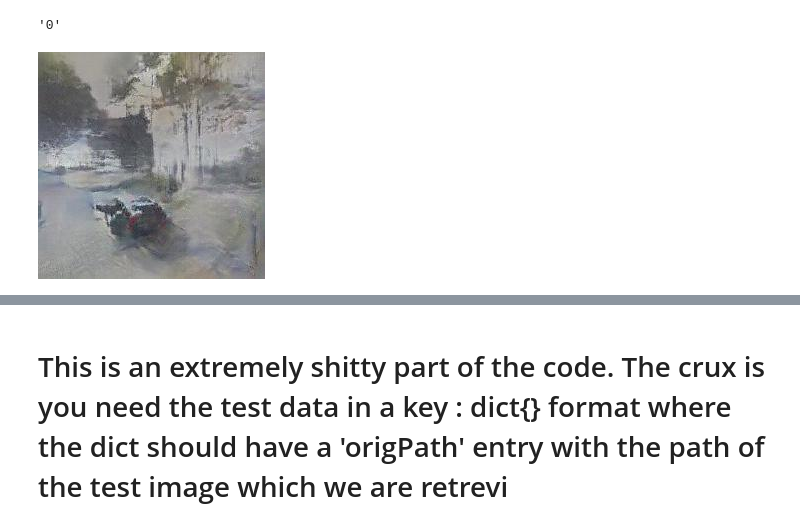
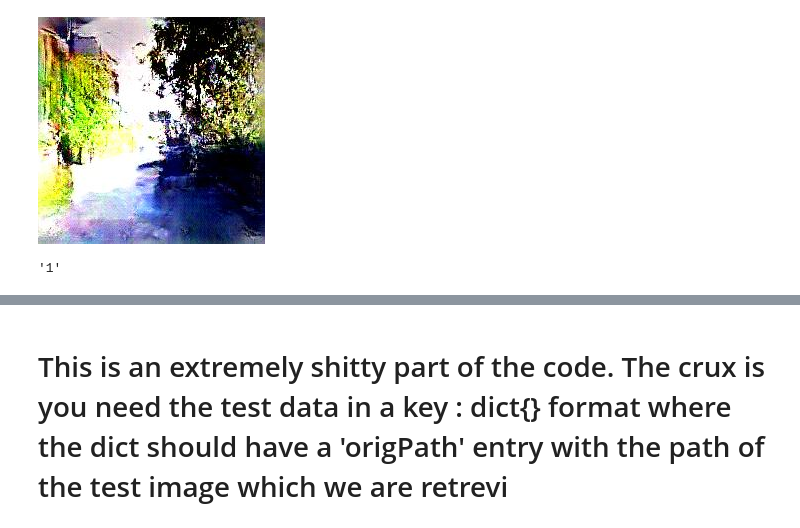
Before and after one commit to sagarjoglekar/ExplainingUrbanEmotions, a Jupyter notebook: notebooks/RetreivalPipeline.ipynb, the cells around one changed output, grey strips where cells are left out. Saved outputs shown, nothing was run; the diff lists cells and outputs as text; code cells hidden in the pictures.

```diff
--- a/notebooks/RetreivalPipeline.ipynb
+++ b/notebooks/RetreivalPipeline.ipynb
@@ -53,11 +68,11 @@ Image(filesMap['50f42c7dfdc9f065f0001d54']['origPath'])
+# %%
+Image(filesMap['51422739fdc9f04926008637']['path'])
+# %% [output]
+[figure, added]
 # %%
-filesMap['50f42c7dfdc9f065f0001d54']['changeLabel']
+filesMap['51422739fdc9f04926008637']['changeLabel']
 # %% [output]
-'0'
+'1'
-# %%
-Image(filesMap['50f42c7dfdc9f065f0001d54']['path'])
-# %% [output]
-[figure, removed]
 # %%
 import caffe
 import sys
```
Also changed, not shown: parts of 81 cells of this notebook, 2 other files.
